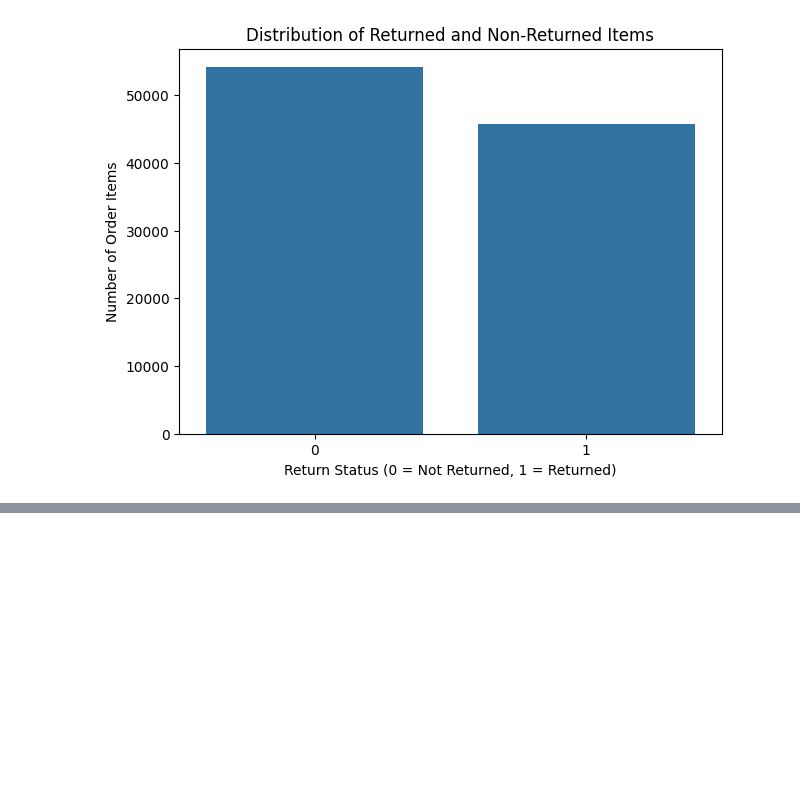
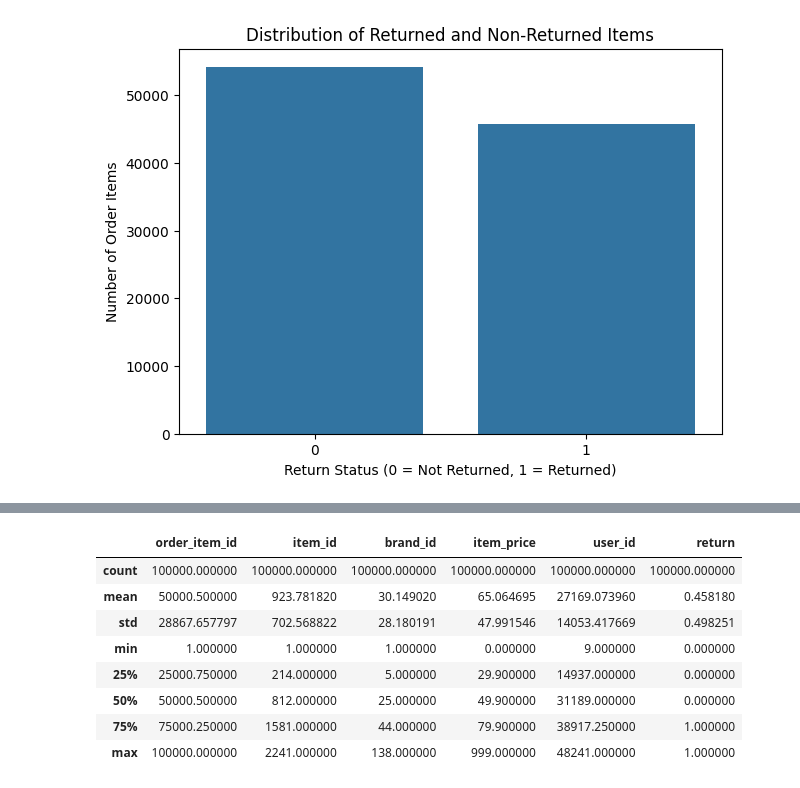
Before and after one commit to aish2106/ReturnRadar, a Jupyter notebook: notebooks/ReturnRadar_Final.ipynb, the cells around one changed output, grey strips where cells are left out. Saved outputs shown, nothing was run; the diff lists cells and outputs as text; code cells hidden in the pictures; blank space fills up the shorter version.

```diff
--- a/notebooks/ReturnRadar_Final.ipynb
+++ b/notebooks/ReturnRadar_Final.ipynb
@@ -124,0 +237,12 @@ plt.show()
+# %%
+df.describe()    # Statistical summary of numerical columns
+# %% [output]
+|  | order_item_id | item_id | brand_id | item_price | user_id | return |
+| count | 100000.000000 | 100000.000000 | 100000.000000 | 100000.000000 | 100000.000000 | 100000.000000 |
+| mean | 50000.500000 | 923.781820 | 30.149020 | 65.064695 | 27169.073960 | 0.458180 |
+| std | 28867.657797 | 702.568822 | 28.180191 | 47.991546 | 14053.417669 | 0.498251 |
+| min | 1.000000 | 1.000000 | 1.000000 | 0.000000 | 9.000000 | 0.000000 |
+| 25% | 25000.750000 | 214.000000 | 5.000000 | 29.900000 | 14937.000000 | 0.000000 |
+| 50% | 50000.500000 | 812.000000 | 25.000000 | 49.900000 | 31189.000000 | 0.000000 |
+| 75% | 75000.250000 | 1581.000000 | 44.000000 | 79.900000 | 38917.250000 | 1.000000 |
+| max | 100000.000000 | 2241.000000 | 138.000000 | 999.000000 | 48241.000000 | 1.000000 |
```
Also changed, not shown: parts of 14 cells of this notebook.
